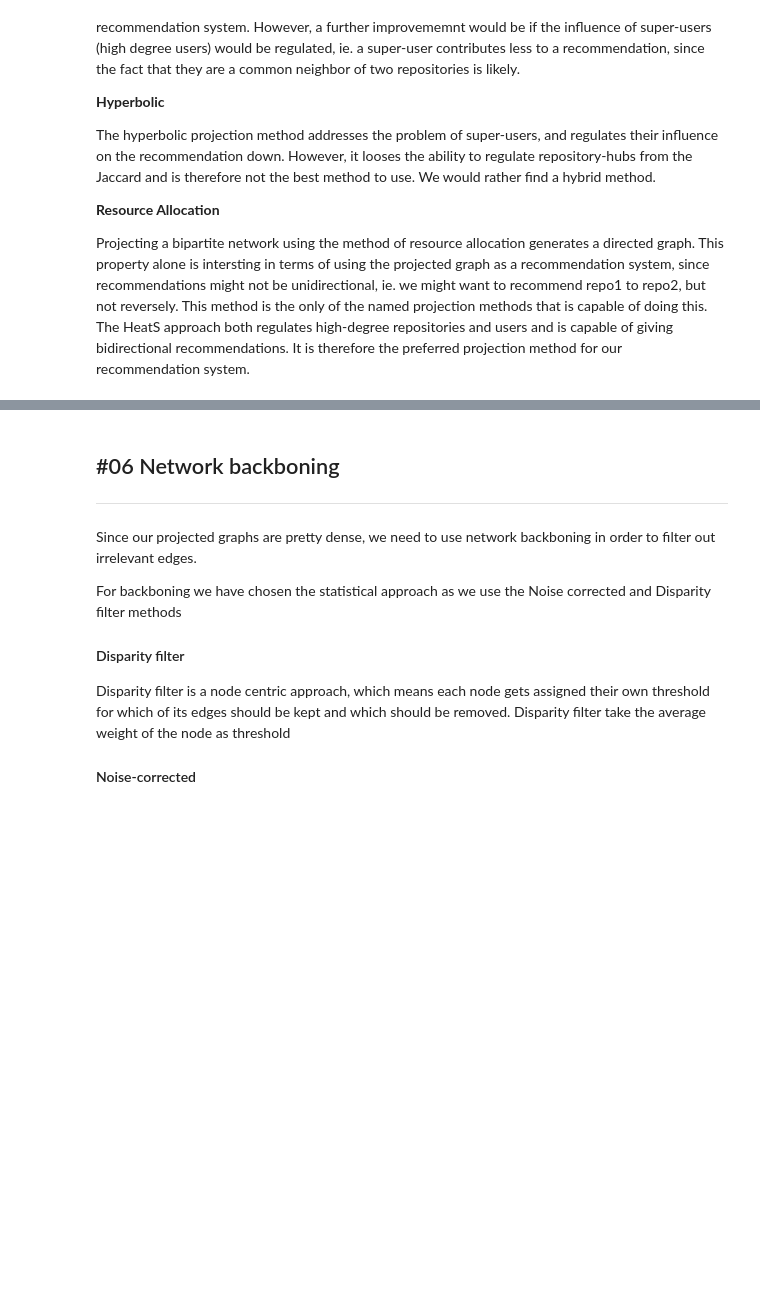
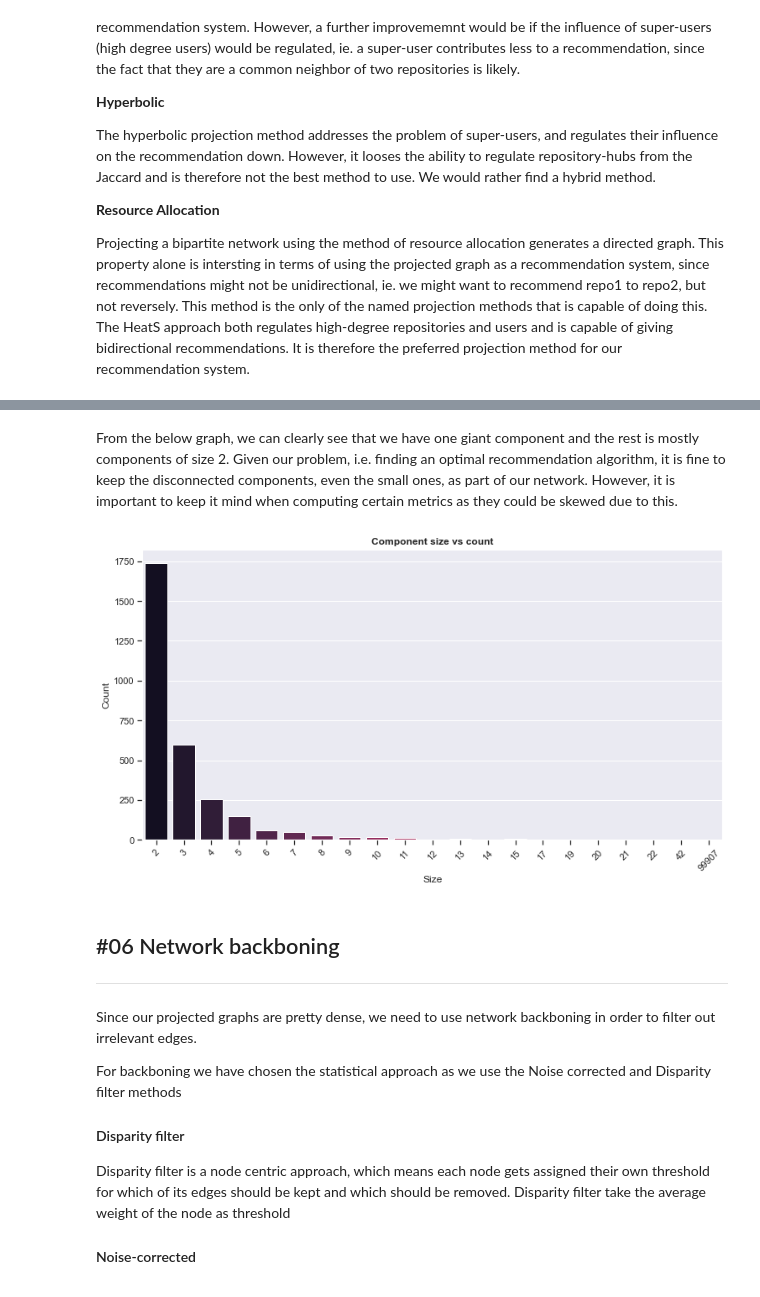
Before and after one commit to lukyrasocha/github-recommendation-system, a Jupyter notebook: main.ipynb, the cells around one changed output, grey strips where cells are left out. Saved outputs shown, nothing was run; the diff lists cells and outputs as text; code cells hidden in the pictures; blank space fills up the shorter version.

```diff
--- a/main.ipynb
+++ b/main.ipynb
@@ -827,3 +891,34 @@ The HeatS approach both regulates high-degree repositories and users and is capa
+# %%
+# Get df of edges
+df = pd.read_csv(f"{PATH_TO['data']['projections']}/edge_list_format/simple_weight.edges", sep="\t")
+
+# Read it into nx object
+G = nx.convert_matrix.from_pandas_edgelist(df, source="src", target="trg", edge_attr=["weight"])
+# %%
+# Get size of each component
+sizes = Counter([len(c) for c in sorted(nx.connected_components(G), key=len, reverse=True)])
+
+# Put the data to the df
+sizes_df = pd.DataFrame({'Size': sizes.keys(), 'Count': sizes.values()}, columns=['Size', 'Count'])
+# %% [markdown]
+From the below graph, we can clearly see that we have one giant component and the rest is mostly components of size 2. Given our problem, i.e. finding an optimal recommendation algorithm, it is fine to keep the disconnected components, even the small ones, as part of our network. However, it is important to keep it mind when computing certain metrics as they could be skewed due to this.
+# %%
+# Define axs and figure
+fig = plt.figure(figsize=(12, 6)) # create figure object with a (width,height)
+ax = fig.add_axes([0.1,0.15,.8, .8]) # left, bottom, width, height (range 0 to 1)
+
+
+# Plot the data
+# * Size of a component vs count
+sns.barplot(data=sizes_df, x='Size', y='Count', ax=ax, palette="rocket");
+ax.tick_params(axis='x', rotation=45);
+ax.set_title('Component size vs count', weight='bold');
+
+# Save the plot
+if SAVE_FIG:
+    plt.savefig(f"{PATH_TO['data']['figures']}/component_size_vs_count.jpg")
+# %% [output]
+[figure, added]
 # %% [markdown]
 ## #06 Network backboning
 ---
```
Also changed, not shown: parts of 9 cells of this notebook, 2 other files.
